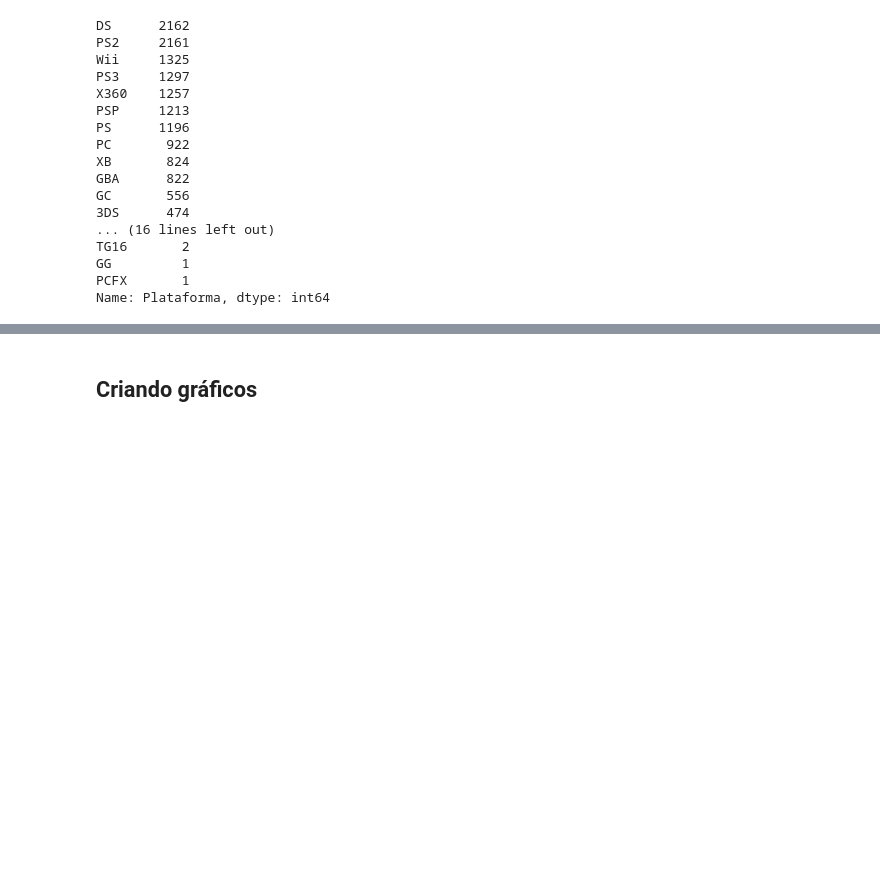
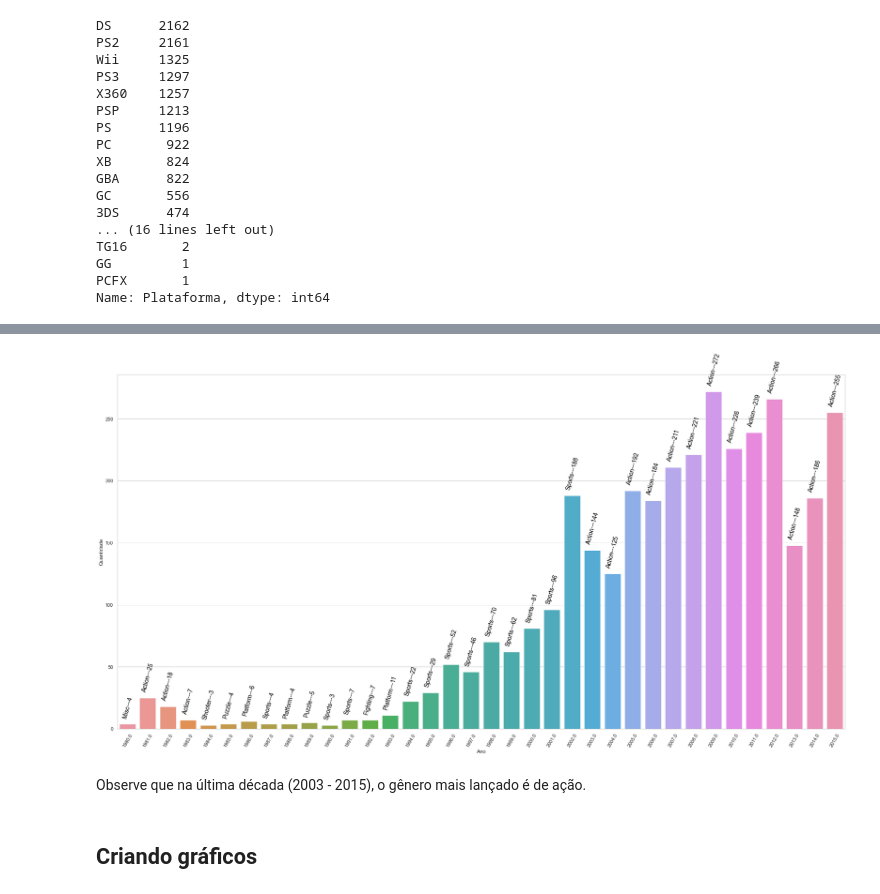
Before and after one commit to elle-rapachi/Vendas-de-Jogos-de-Videogames, a Jupyter notebook: Vendas de Jogos de Videogames.ipynb, the cells around one changed output, grey strips where cells are left out. Drawn from its saved outputs; the diff is of its cells as text; code cells hidden in the pictures; blank space fills up the shorter version.

```diff
--- a/Vendas de Jogos de Videogames.ipynb
+++ b/Vendas de Jogos de Videogames.ipynb
@@ -269,0 +241,7 @@ plt.xticks(rotation = 45)
+# %%
+ano_max_df = videogames.groupby(['Ano', 'Gênero']).size().reset_index(name = 'Quantidade')
+ano_max_idx = ano_max_df.groupby(['Ano'])['Quantidade'].transform(max) == ano_max_df['Quantidade']
+ano_max_genero = ano_max_df[ano_max_idx].reset_index(drop = True)
+ano_max_genero = ano_max_genero.drop_duplicates(subset = ['Ano', 'Quantidade'], keep = 'last').reset_index(drop = True)
+# ano_max_idx    # Apresenta os valores boleanos
+ano_max_genero
@@ -269,0 +266,3 @@ plt.xticks(rotation = 45)
+# %%
+genero = ano_max_genero['Gênero'].values
+# genero       # Array com os gêneros
@@ -270,3 +277,17 @@ plt.xticks(rotation = 45)
+# %%
+plt.figure(figsize = (30,15))
+g = sns.barplot(x = 'Ano', y = 'Quantidade', data = ano_max_genero)
+index = 0
+for value in ano_max_genero['Quantidade'].values:
+    g.text(index, value + 5, str(genero[index] + '---' + str(value)), color = '#000', size = 14, rotation = 75, ha = 'center')
+    index += 1
+
+plt.xticks(rotation = 60)
+plt.show()
+# %% [output]
+[figure, added]
+# %% [markdown]
+Observe que na última década (2003 - 2015), o gênero mais lançado é de ação.
 # %% [markdown]
 ## Criando gráficos
 # %%
```
Also changed, not shown: parts of 44 cells of this notebook.
